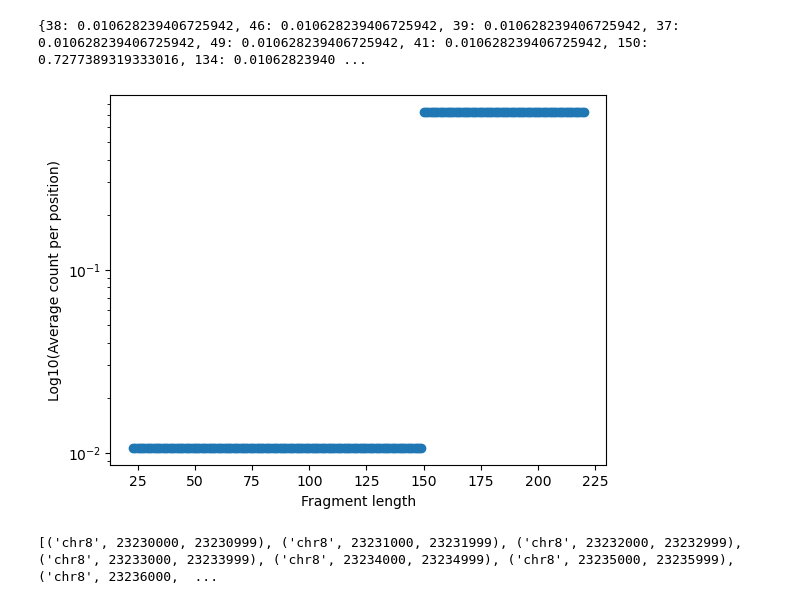
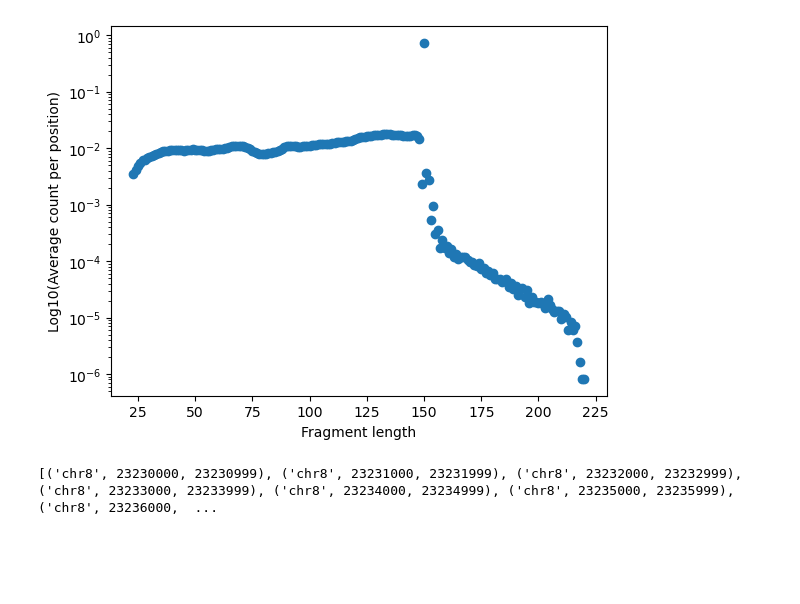
Before and after one commit to aryeelab/foci-3d, a Jupyter notebook: code/footprinting.ipynb, the cells around one changed output. Cells and saved outputs as stored; diff of their text form; code cells hidden in the pictures; blank space fills up the shorter version.

```diff
--- a/code/footprinting.ipynb
+++ b/code/footprinting.ipynb
@@ -36,25 +36,24 @@ procap_bw = '../data/GSM2170014_Pro_mESC.ucsc_mm10.bw'
 chrom = 'chr8'
 # %%
 # Get normalization factors (i.e. average counts per fragment length)
-avg_by_len = average_counts_by_fraglen(counts_gz, chrom, gap_thresh=5000, num_regions=500, region_size=5000)
+avg_by_len = average_counts_by_fraglen(counts_gz, chrom, gap_thresh=5000, num_regions=500, region_size=5000, by_fragment_length=True)
 
 # Save avg_by_len to file
 #with open('../data/avg_by_len.pkl', 'wb') as f:
 #    pickle.dump(avg_by_len, f)
 
 # Load avg_by_len from file
 #with open('../data/avg_by_len.pkl', 'rb') as f:
 #    avg_by_len = pickle.load(f)
 
 # Plot log10(avg_by_len) - scatter plot
 plt.scatter(avg_by_len.keys(), list(avg_by_len.values()))
 plt.yscale('log')
 plt.xlabel('Fragment length')
 plt.ylabel('Log10(Average count per position)')
 plt.show()
 # %% [output]
-{38: 0.010628239406725942, 46: 0.010628239406725942, 39: 0.010628239406725942, 37: 0.010628239406725942, 49: 0.010628239406725942, 41: 0.010628239406725942, 150: 0.7277389319333016, 134: 0.01062823940 ...
-[figure, old version]
+[figure, new version]
 # %%
 # Loop over a set of windows
 
```
Also changed, not shown: parts of 14 cells of this notebook, 3 other files.
